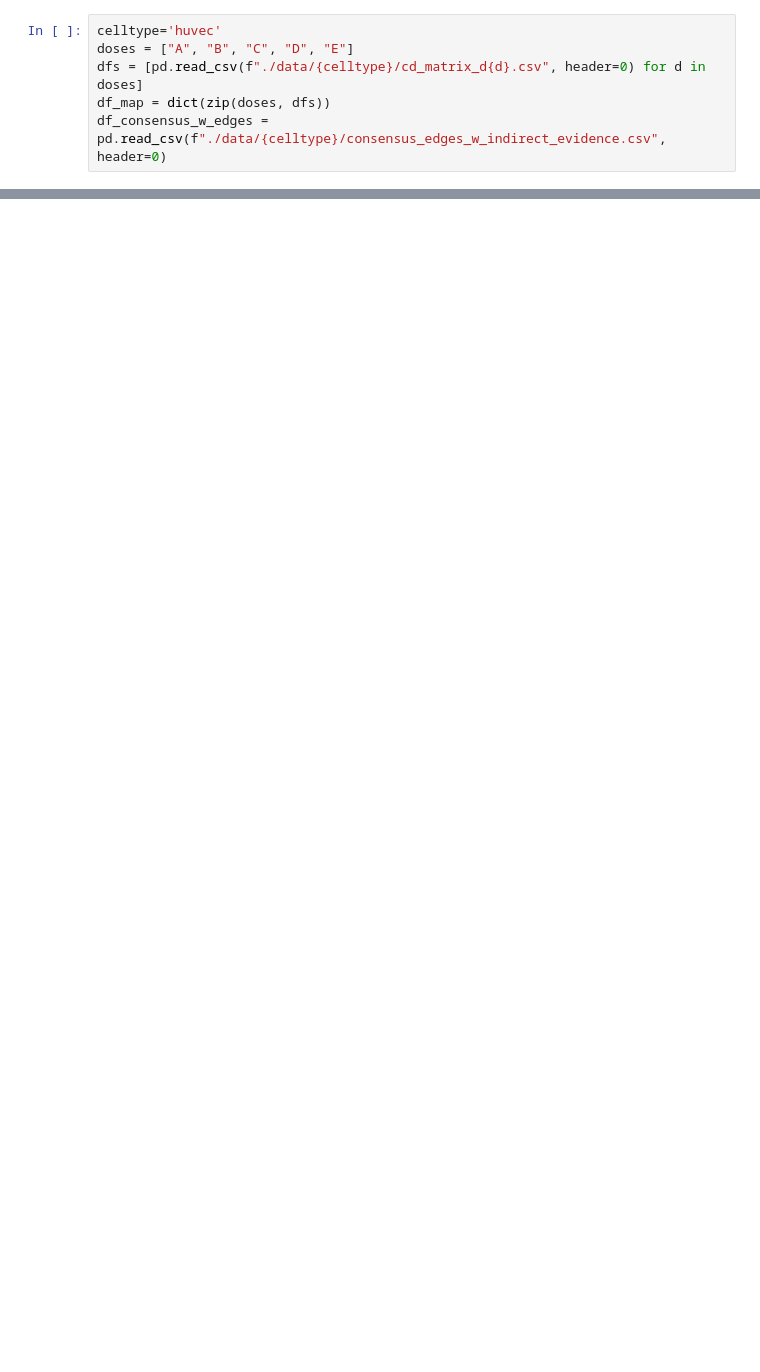
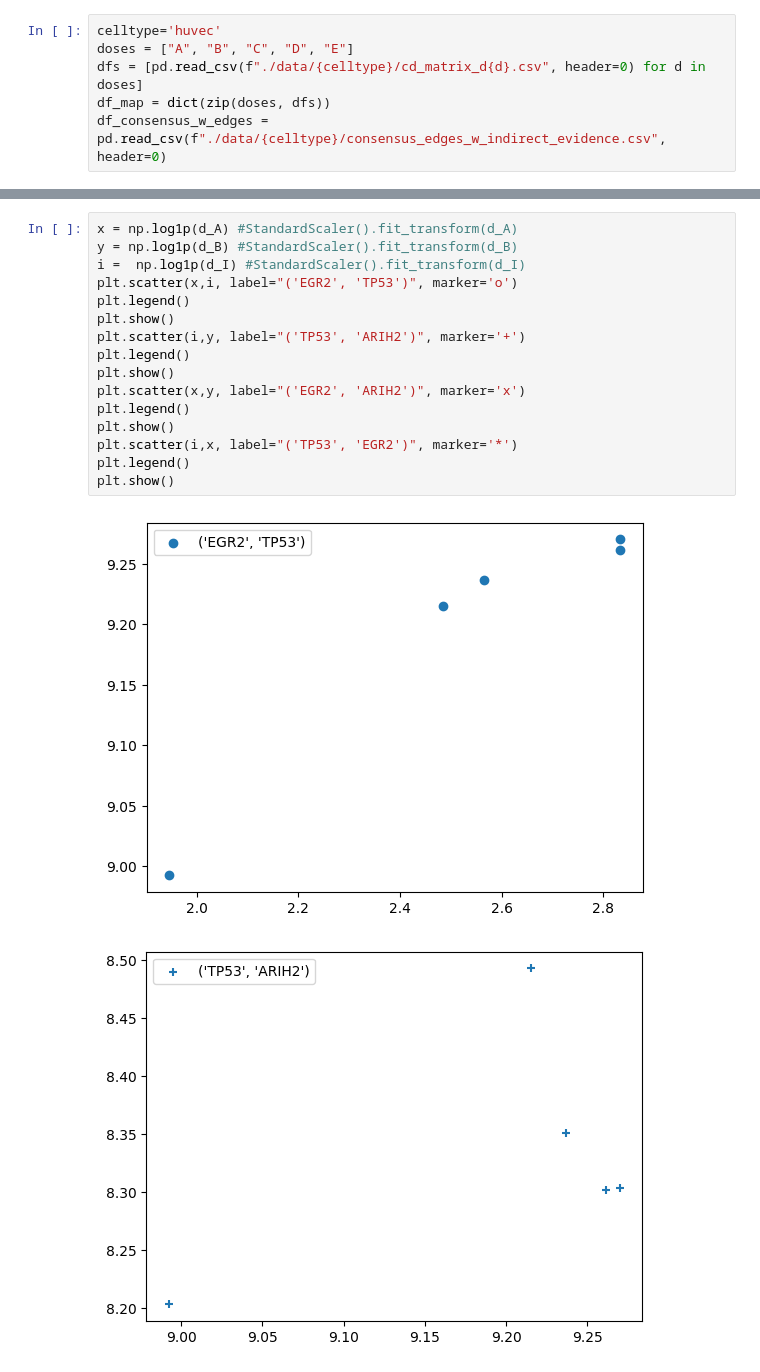
Before and after one commit to shahashka/lucid_cd, a Jupyter notebook: indirect_evidence.ipynb, the cells around one changed output, grey strips where cells are left out. Drawn from its saved outputs; the diff is of its cells as text; blank space fills up the shorter version.

```diff
--- a/indirect_evidence.ipynb
+++ b/indirect_evidence.ipynb
@@ -185,0 +281,19 @@ for ci_test in ci_tests:
+# %%
+x = np.log1p(d_A) #StandardScaler().fit_transform(d_A)
+y = np.log1p(d_B) #StandardScaler().fit_transform(d_B)
+i =  np.log1p(d_I) #StandardScaler().fit_transform(d_I)
+plt.scatter(x,i, label="('EGR2', 'TP53')", marker='o')
+plt.legend()
+plt.show()
+plt.scatter(i,y, label="('TP53', 'ARIH2')", marker='+')
+plt.legend()
+plt.show()
+plt.scatter(x,y, label="('EGR2', 'ARIH2')", marker='x')
+plt.legend()
+plt.show()
+plt.scatter(i,x, label="('TP53', 'EGR2')", marker='*')
+plt.legend()
+plt.show()
+# %% [output]
+[figure, added]
+[figure, added]
```
Also changed, not shown: parts of 9 cells of this notebook, 4 other files.
